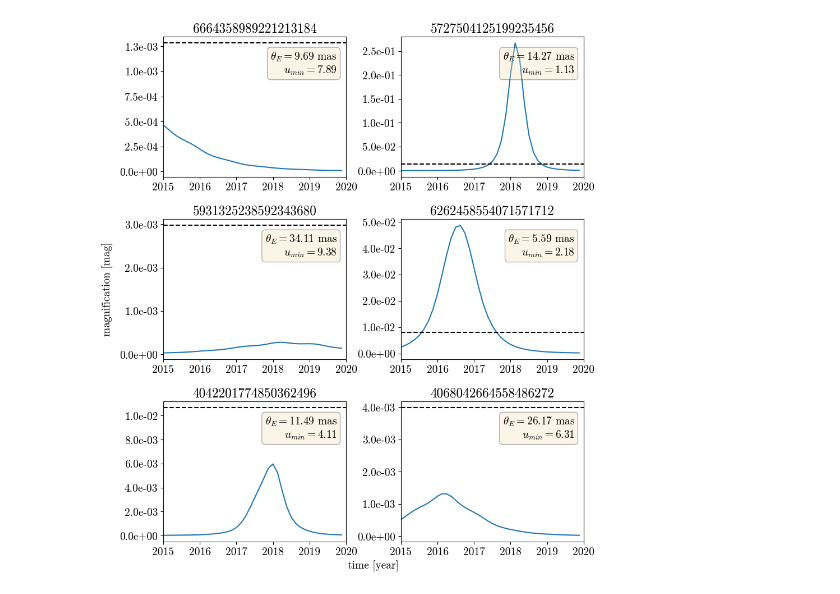
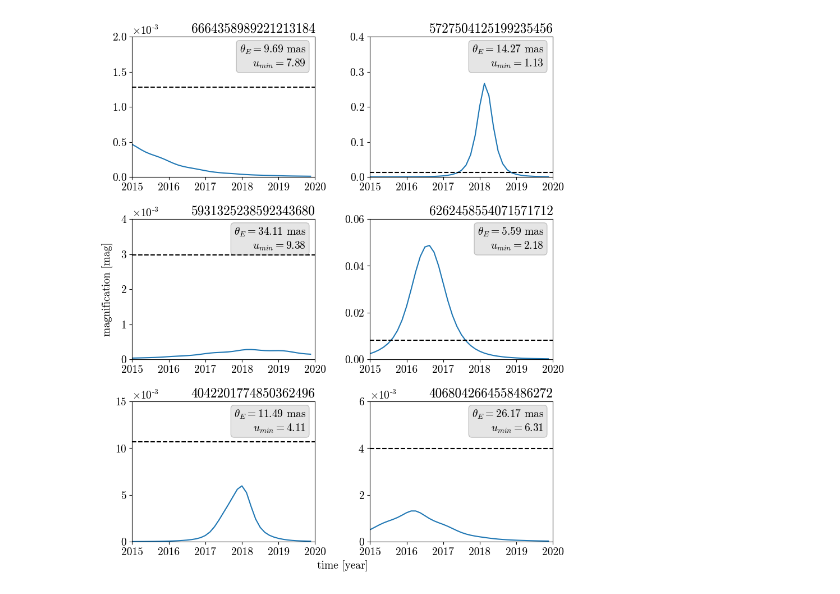
Before and after one commit to mkongsore/BlipFinder, a Jupyter notebook: PaperPlots/mag.ipynb, the cells around one changed output. Drawn from its saved outputs; the diff is of its cells as text; code cells hidden in the pictures.

```diff
--- a/PaperPlots/mag.ipynb
+++ b/PaperPlots/mag.ipynb
@@ -34,44 +35,48 @@ t_ar = df.columns[3:83].to_numpy(dtype = float)
 # %%
 fig = plt.figure(figsize = (7.5, 9))
 ax_big = fig.add_subplot(111)
 ax_big.spines['top'].set_color('none')
 ax_big.spines['bottom'].set_color('none')
 ax_big.spines['left'].set_color('none')
 ax_big.spines['right'].set_color('none')
 ax_big.tick_params(labelcolor='w', top=False, bottom=False, left=False, right=False)
 
-props = dict(boxstyle='round', facecolor='Wheat', alpha=0.3)
+props = dict(boxstyle='round', facecolor='gray', alpha=0.2)
+
+ylim = [2e-3, 4e-1, 4e-3, 6e-2, 1.5e-2, 6e-3]
+mf = matplotlib.ticker.ScalarFormatter(useMathText=True)
+mf.set_powerlimits([-1,5])
 
 for i in range(6):
     ind = 321+i
     ax = fig.add_subplot(ind)
     ax.plot(t_ar, -df.iloc[i, range(3,83)])
     ax.axhline(df['g_mag_err'][i], color = 'k', linestyle = '--')
-    ax.set_title(str(df['source_id'][i]))
-    ax.yaxis.set_major_formatter(FormatStrFormatter('%.1e'))
+    ax.set_title(str(df['source_id'][i]), loc = 'right')
     ax.set_xlim(2015, 2020)
+    ax.set_ylim(0, ylim[i])
 
-    ax.text(0.95, 0.9,
+    ax.yaxis.set_major_formatter(mf)
+
+    ax.text(0.95, 0.95,
             '$\\theta_E =$'+ '%.2f'%df['eins'][i] + ' mas\n$u_{min}=$' + '%.2f'%df['u_min'][i],
             transform=ax.transAxes, fontsize=14,
         verticalalignment='top', horizontalalignment='right', bbox=props)
-    #if i%3 == 0:
-        #ax.set_ylabel('magnification [mag]')
-    #if i>2:
-        #ax.set_xlabel('time [year]')
-    #df['g_mag_err'][i] = m_err
-    #print(df['g_mag_err'][i])
-    #m_err_ar[i] = m_err
-    #df.iloc[i, range(3, 83)] = mag
+    if i == 3:
+        ax.yaxis.set_major_locator(MultipleLocator(0.02))
+    if i == 4:
+        ax.yaxis.set_major_locator(MultipleLocator(5e-3))
+    if i == 5:
+        ax.yaxis.set_major_locator(MultipleLocator(2e-3))
 ax_big.set_xlabel('time [year]')
-ax_big.set_ylabel('magnification [mag]', labelpad = 40)
+ax_big.set_ylabel('magnification [mag]', labelpad = 0)
 plt.subplots_adjust(left=0.0,
                     bottom=0.0,
                     right=1.,
                     top=1.,
                     wspace=0.3,
                     hspace=0.3)
 
-#plt.savefig('photometric.pdf', bbox_inches = 'tight', dpi = 500)
+plt.savefig('photometric.pdf', bbox_inches = 'tight', dpi = 500)
 # %% [output]
-[figure, old version]
+[figure, new version]
```
Also changed, not shown: parts of 1 cell of this notebook.
